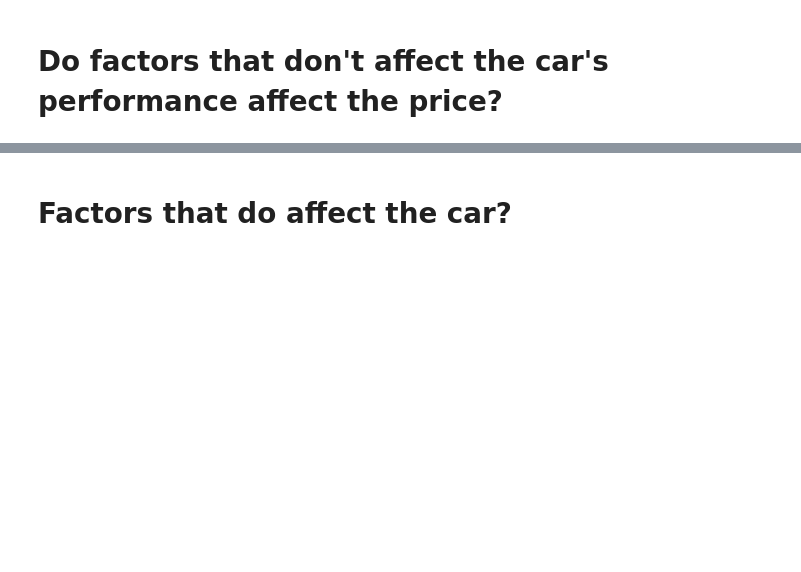
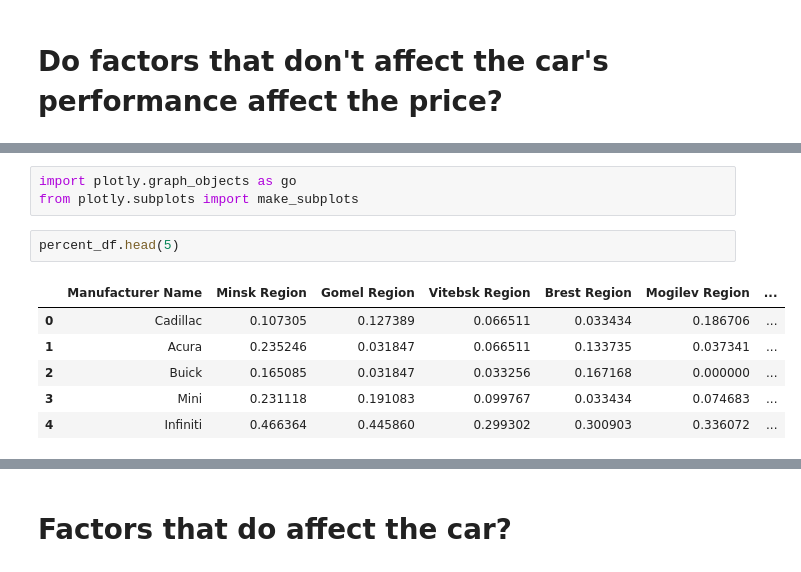
Before and after one commit to ejuar/SC22-BatchB-runaway-pythons, a Jupyter notebook: project/av_notebook.ipynb, the cells around one changed output, grey strips where cells are left out. Saved outputs shown, nothing was run; the diff lists cells and outputs as text; blank space fills up the shorter version.

```diff
--- a/project/av_notebook.ipynb
+++ b/project/av_notebook.ipynb
@@ -161,0 +217,12 @@ hist_location.show()
+# %%
+import plotly.graph_objects as go
+from plotly.subplots import make_subplots
+# %%
+percent_df.head(5)
+# %% [output]
+|  | Manufacturer Name | Minsk Region | Gomel Region | Vitebsk Region | Brest Region | Mogilev Region | ... |
+| 0 | Cadillac | 0.107305 | 0.127389 | 0.066511 | 0.033434 | 0.186706 | ... |
+| 1 | Acura | 0.235246 | 0.031847 | 0.066511 | 0.133735 | 0.037341 | ... |
+| 2 | Buick | 0.165085 | 0.031847 | 0.033256 | 0.167168 | 0.000000 | ... |
+| 3 | Mini | 0.231118 | 0.191083 | 0.099767 | 0.033434 | 0.074683 | ... |
+| 4 | Infiniti | 0.466364 | 0.445860 | 0.299302 | 0.300903 | 0.336072 | ... |
```
Also changed, not shown: parts of 22 cells of this notebook, 11 other files.
